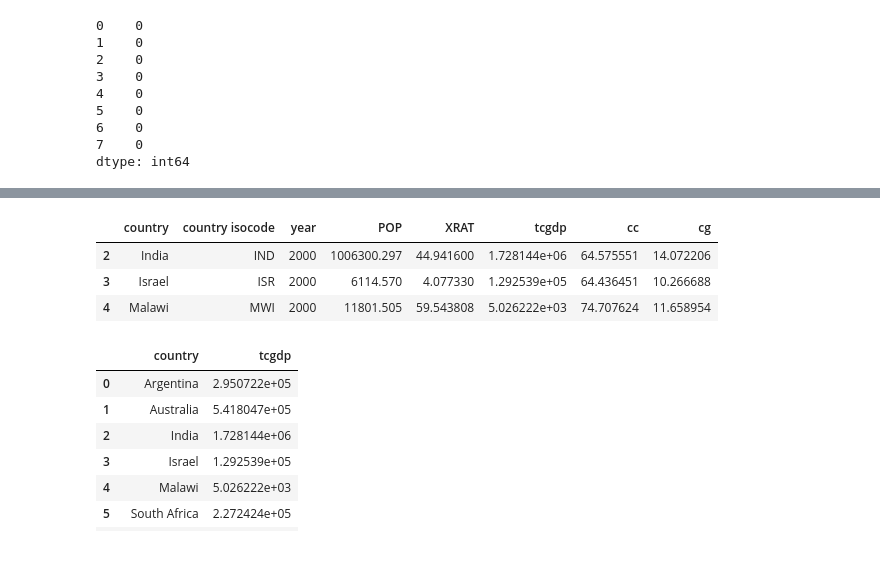
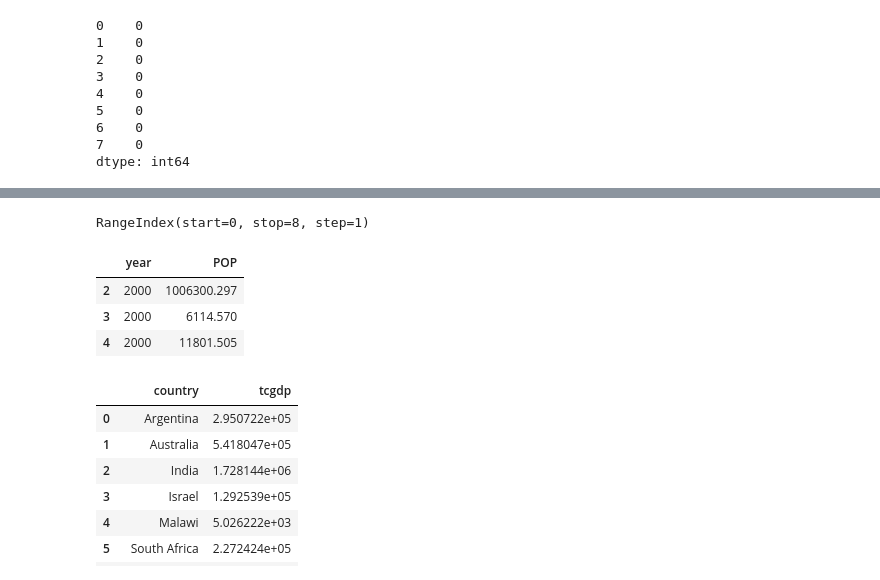
Before and after one commit to TheLeache/gds4ae_practice_23, a Jupyter notebook: session2.ipynb, the cells around one changed output, grey strips where cells are left out. Drawn from its saved outputs; the diff is of its cells as text; code cells hidden in the pictures.

```diff
--- a/session2.ipynb
+++ b/session2.ipynb
@@ -241,3 +254,5 @@ print(df.isnull().sum(axis = 1)) #check if there are null values across rows
 6    0
 7    0
 dtype: int64
+# %%
+df2 = df.set_index(df['country'])
@@ -244,11 +272,15 @@ dtype: int64
+# %%
+df.index
+# %% [output]
+RangeIndex(start=0, stop=8, step=1)
 # %%
 df[2:5] # select particular rows or:
-df.loc[df.index[2:5]]
+df.loc[df.index[2:5], ['year', 'POP']]
 # %% [output]
-|  | country | country isocode | year | POP | XRAT | tcgdp | cc | cg |
-| 2 | India | IND | 2000 | 1006300.297 | 44.941600 | 1.728144e+06 | 64.575551 | 14.072206 |
-| 3 | Israel | ISR | 2000 | 6114.570 | 4.077330 | 1.292539e+05 | 64.436451 | 10.266688 |
-| 4 | Malawi | MWI | 2000 | 11801.505 | 59.543808 | 5.026222e+03 | 74.707624 | 11.658954 |
+|  | year | POP |
+| 2 | 2000 | 1006300.297 |
+| 3 | 2000 | 6114.570 |
+| 4 | 2000 | 11801.505 |
 # %%
 df[['country','tcgdp']] # select particular columns
 # %% [output]
```
Also changed, not shown: parts of 40 cells of this notebook, 2 other files.
